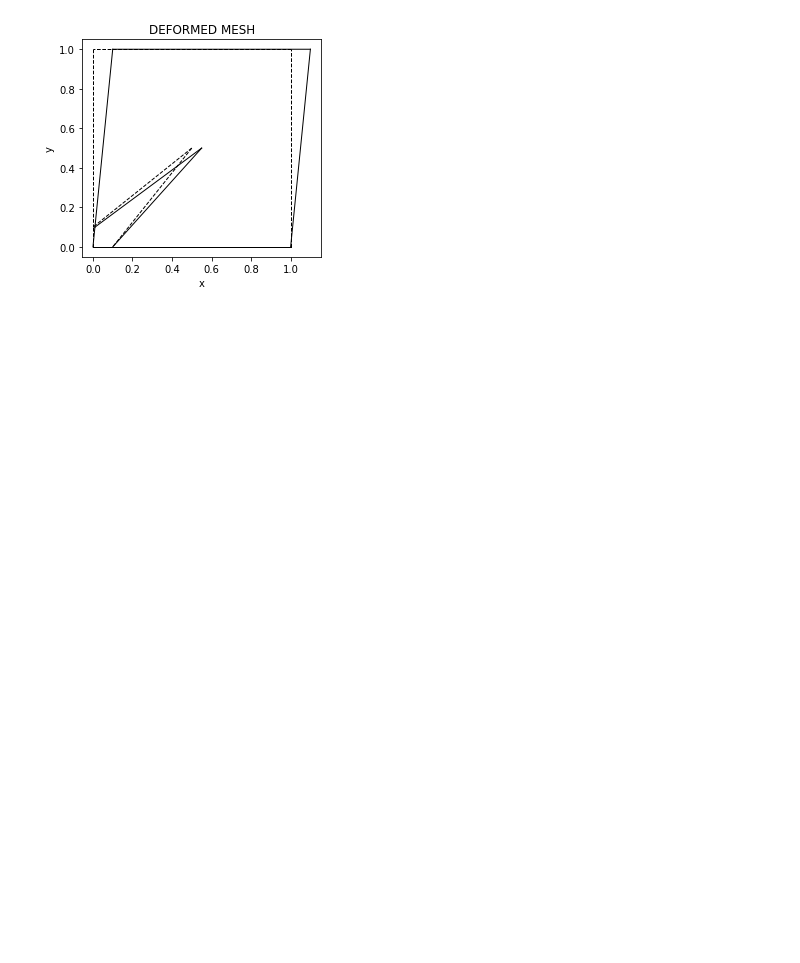
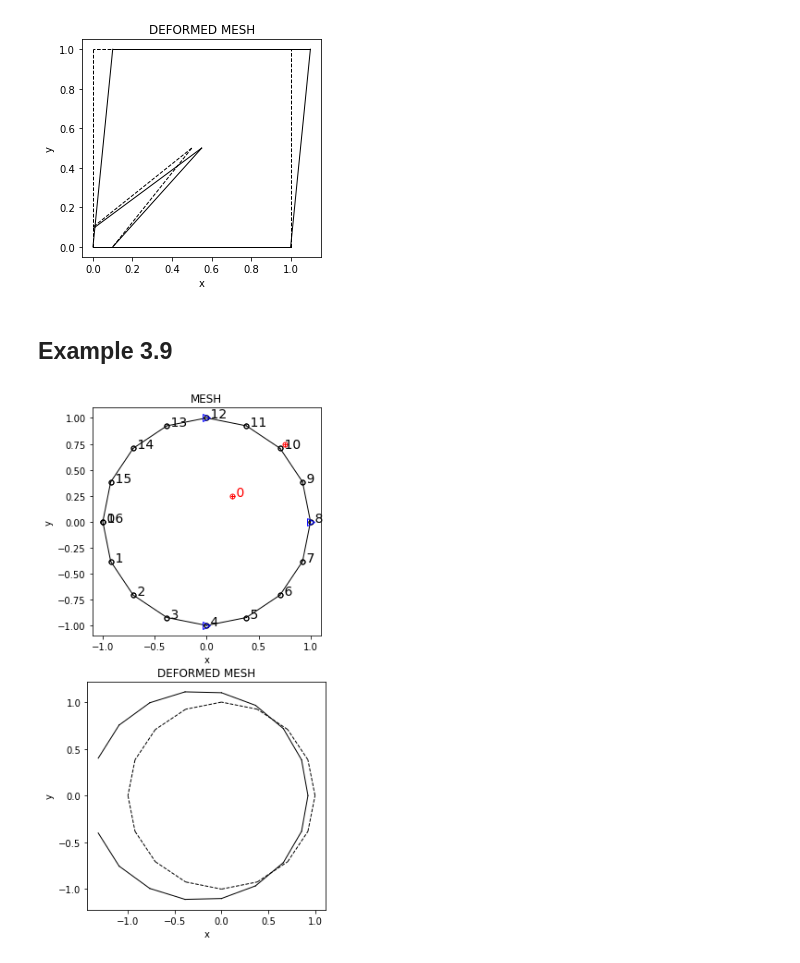
Before and after one commit to amemetov/sbfem-sandbox, a Jupyter notebook: notebooks/Example3.ipynb, the cells around one changed output. Saved outputs shown, nothing was run; the diff lists cells and outputs as text; code cells hidden in the pictures; blank space fills up the shorter version.

```diff
--- a/notebooks/Example3.ipynb
+++ b/notebooks/Example3.ipynb
@@ -107,3 +109,44 @@ opt = {'MagnFct': 0.1, 'Undeformed': '--k',
 deformed, fct = utils.plotDeformedMesh(d, coord, sdConn, opt)
 # %% [output]
 [figure]
+# %% [markdown]
+## Example 3.9
+# %%
+# Example 3.9
+
+# set the size of a figure in inches
+plt.rcParams["figure.figsize"] = (10, 10)
+
+def plot_3_9_meshes(nq):
+    magnFct = 0.2
+    ex = Ex3.example_3_9(nq, magnFct=magnFct)
+    coord = ex['in']['coord']
+    sdConn = ex['in']['sdConn']
+    BC_Disp = ex['in']['BC_Disp']
+    nodalDisp = ex['out']['nodalDisp']
+
+    # Plot the origin shape
+    plt.subplot(2, 1, 1) #nrows, ncols, index
+    opt = {'LabelSC': 14, 'LineSpec': 'k-', 'PlotNode': 1, 'LabelNode': 14,
+          'sdSC': sdSC, 'BC_Disp': BC_Disp, 'title': 'MESH'}
+    utils.plotSBFEMesh(coord, sdConn, opt)
+
+    # Plot deformed shape
+    plt.subplot(2, 1, 2)
+    opt = {'MagnFct': magnFct, 'Undeformed': '--k'}
+    utils.plotDeformedMesh(nodalDisp, coord, sdConn, opt)
+
+    plt.savefig(f'Example_3_9_mesh_{nq}.png')
+    plt.show()
+
+def plot_3_9_stress(nq):
+    ex = Ex3.example_3_9(nq)
+    X = ex['out']['X']
+    Y = ex['out']['Y']
+    C = ex['out']['C']
+    opt = {'show': True, 'savePath': f'Example_3_9_stress_{nq}.png'}
+    utils.plotStressContour(X, Y, C, np.arange(-1000, 10000+1, 1000), opt=opt)
+# %%
+plot_3_9_meshes(4)
+# %% [output]
+[figure, added]
```
Also changed, not shown: parts of 3 cells of this notebook, 10 other files.
